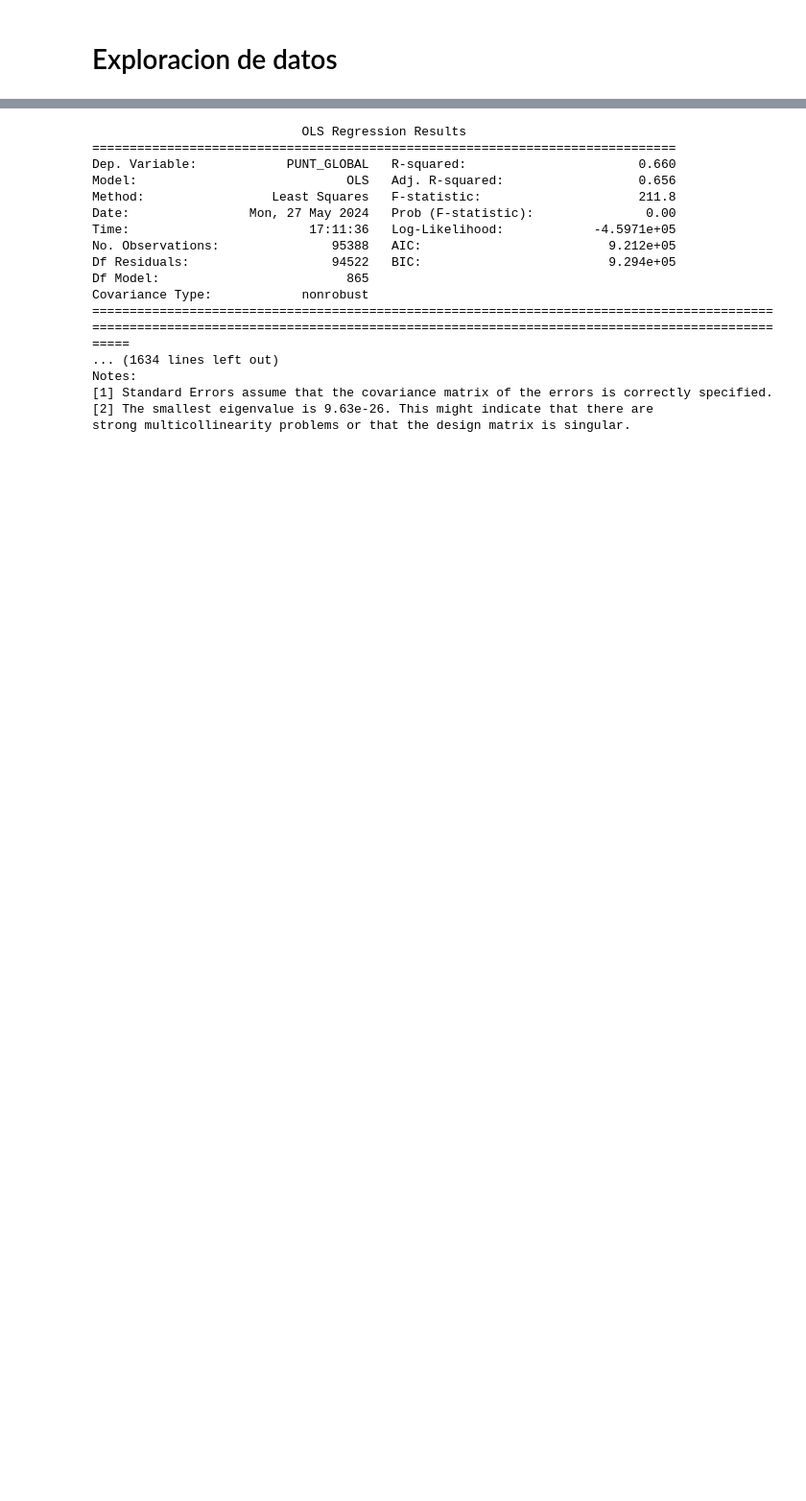
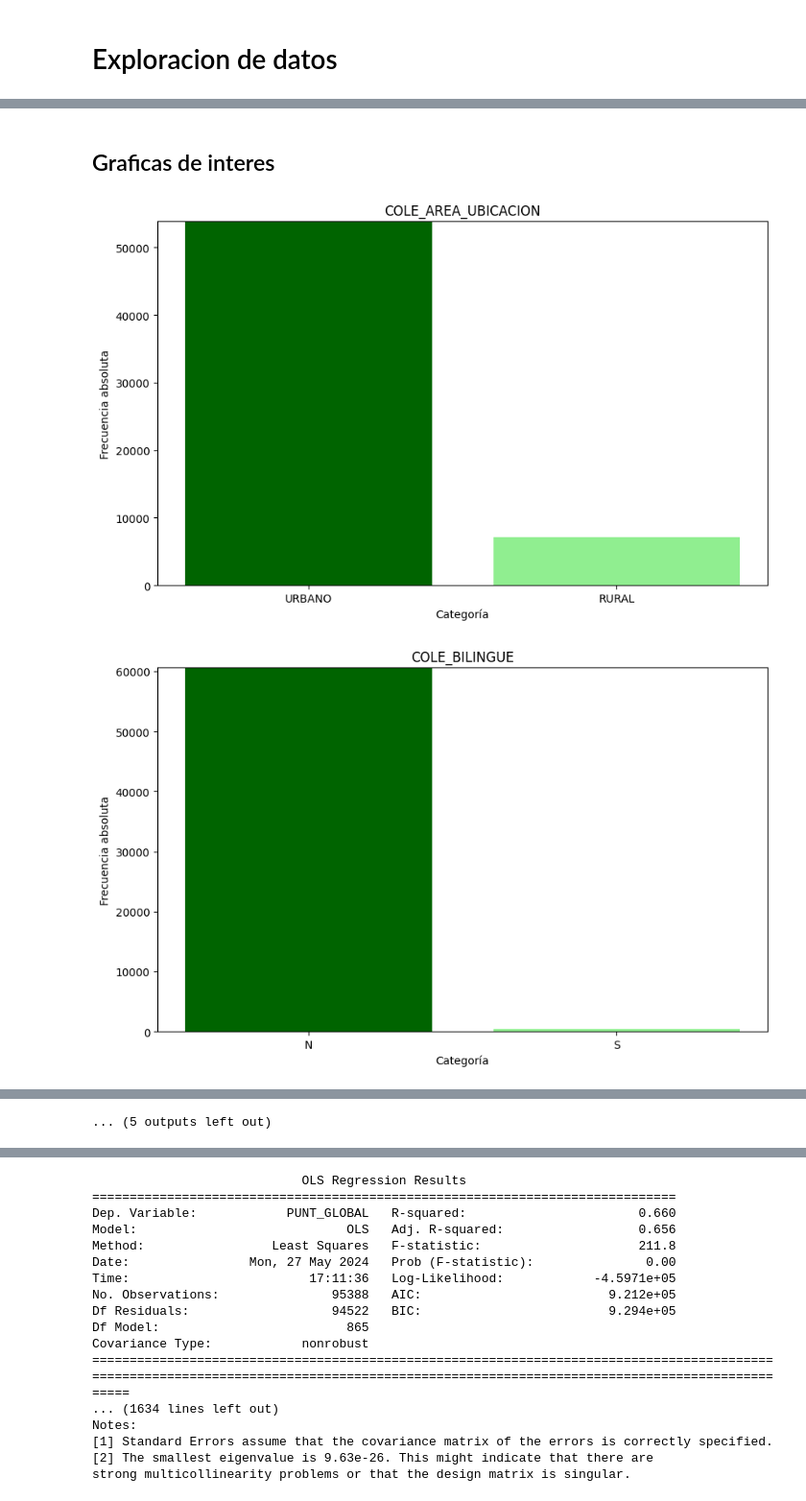
Before and after one commit to spulidod/Proyecto3_acdt, a Jupyter notebook: Exploracion_Datos.ipynb, the cells around one changed output, grey strips where cells are left out. Shown at 96% size. Saved outputs shown, nothing was run; the diff lists cells and outputs as text; code cells hidden in the pictures; blank space fills up the shorter version.

```diff
--- a/Exploracion_Datos.ipynb
+++ b/Exploracion_Datos.ipynb
@@ -24,0 +88,43 @@ data
+# %% [markdown]
+## Graficas de interes
+# %%
+Var_Int=[ 'COLE_AREA_UBICACION', 'COLE_BILINGUE', 'COLE_CALENDARIO',
+       'COLE_CARACTER', 'COLE_DEPTO_UBICACION', 'COLE_GENERO', 'COLE_JORNADA', 'COLE_NATURALEZA', 'ESTU_GENERO',
+       'ESTU_PRIVADO_LIBERTAD', 'FAMI_CUARTOSHOGAR', 'FAMI_ESTRATOVIVIENDA', 'FAMI_PERSONASHOGAR',
+       'FAMI_TIENEAUTOMOVIL', 'FAMI_TIENECOMPUTADOR', 'FAMI_TIENEINTERNET',
+       'FAMI_TIENELAVADORA']
+for i in Var_Int:
+    # Gráfico de barras
+    Nom_Colegios = data['COLE_NOMBRE_ESTABLECIMIENTO'].unique()
+    años=data['PERIODO'].unique()
+    datos_filtrados = data[(data['PERIODO'] == 20192) | (data['PERIODO'] == 20201)]
+
+    tabla_frecuencias = datos_filtrados[i].value_counts()
+    categorias = tabla_frecuencias.index.tolist()
+    frecuencias_absolutas = tabla_frecuencias.values.tolist()
+    colores = ["darkgreen","lightgreen" , "lightgreen", "lightgreen", "lightgreen", "lightgreen", "lightgreen", "lightgreen"]
+    posiciones = range(len(categorias))
+
+
+    # Crear la figura
+    fig, ax = plt.subplots(figsize=(10, 6))
+
+    # Crear las barras verticales
+    barras = ax.bar(categorias, frecuencias_absolutas, color=colores)
+
+    # Agregar etiquetas y título
+    ax.set_xlabel("Categoría")
+    ax.set_ylabel("Frecuencia absoluta")
+    ax.set_title(i)
+
+    # Rotar las etiquetas del eje x si es necesario
+    # ax.set_xticklabels(categorias, rotation=45, ha="right")
+
+    # Ajustar los límites del eje y
+    ax.set_ylim(0, max(frecuencias_absolutas) + 10)
+
+    # Mostrar la gráfica
+    plt.show()
+# %% [output]
+[figure, added]
+[figure, added]
@@ -24,0 +141 @@ data
+... (5 outputs left out)
```
Also changed, not shown: parts of 10 cells of this notebook.
